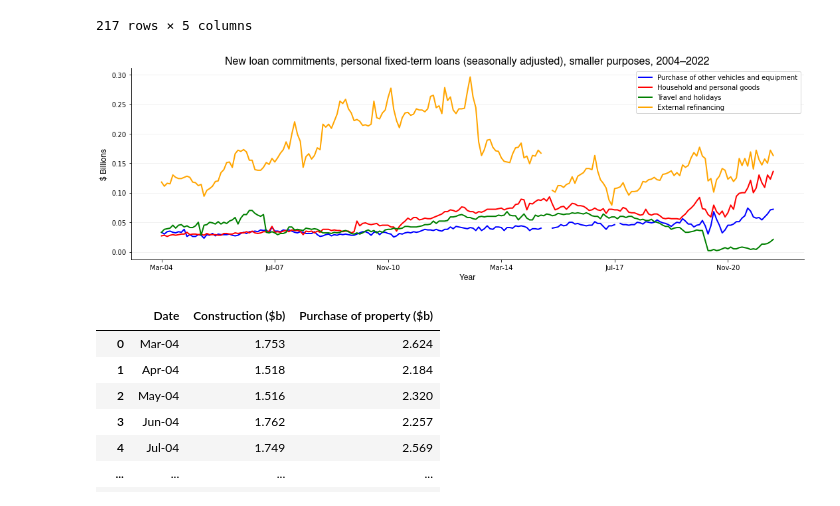
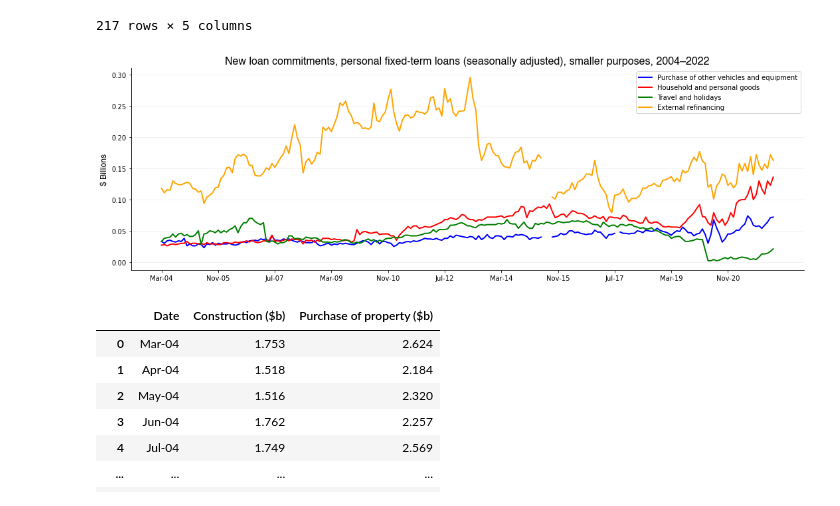
Before and after one commit to mnperic/australian-lending-indicators, a Jupyter notebook: australian_lending_indicators.ipynb, the cells around one changed output. Saved outputs shown, nothing was run; the diff lists cells and outputs as text; code cells hidden in the pictures.

```diff
--- a/australian_lending_indicators.ipynb
+++ b/australian_lending_indicators.ipynb
@@ -327,36 +321,35 @@ plt.plot(personal_loans_smaller_df['Date'], personal_loans_smaller_df['Purchase
          color="blue", label='Purchase of other vehicles and equipment', markersize='7', linewidth=2)
 plt.plot(personal_loans_smaller_df['Date'], personal_loans_smaller_df['Household and personal goods ($b)'],
          color="red", label='Household and personal goods', markersize='7', linewidth=2)
 plt.plot(personal_loans_smaller_df['Date'], personal_loans_smaller_df['Travel and holidays ($b)'],
          color="green", label='Travel and holidays', markersize='7', linewidth=2)
 plt.plot(personal_loans_smaller_df['Date'], personal_loans_smaller_df['External refinancing ($b)'],
          color="orange", label='External refinancing', markersize='7', linewidth=2)
 
 plt.legend(loc='upper right', ncol=1)
 
 # Ticks
-plt.xticks((personal_loans_smaller_df['Date'])[::40
+plt.xticks((personal_loans_smaller_df['Date'])[::20
                                 ])
 
 plt.title("New loan commitments, personal fixed-term loans (seasonally adjusted), smaller purposes, 2004–2022",
           fontdict = font_1)
-plt.xlabel("Year", fontdict = font_2)
 plt.ylabel("$ Billions", fontdict = font_2)
 
 # Grid
 matplotlib.pyplot.grid(visible=True, which='major', axis='y', color='black', alpha=0.05, linestyle='-', linewidth=1)
 
 # Aesthetics
 plt.gca().spines['top'].set_visible(False)
 plt.gca().spines['right'].set_visible(False)
 plt.tight_layout()
 
 # Show/save
 plt.savefig("/Users/minoperic/Data Analytics/Data Investigations/australian-lending-indicators-march-2022/Images/personal_loans_smaller.png",
             transparent=False, dpi=300)
 plt.show()
 # %% [output]
-[figure, old version]
+[figure, new version]
 # %%
 # Load .csv - 'new loan commitments, business'
 
```
Also changed, not shown: parts of 9 cells of this notebook.
